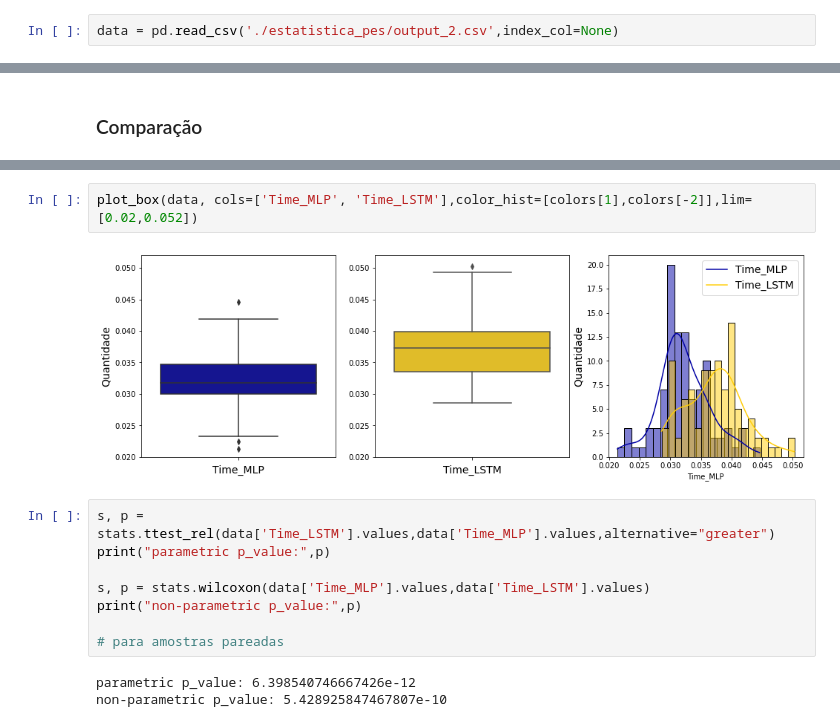
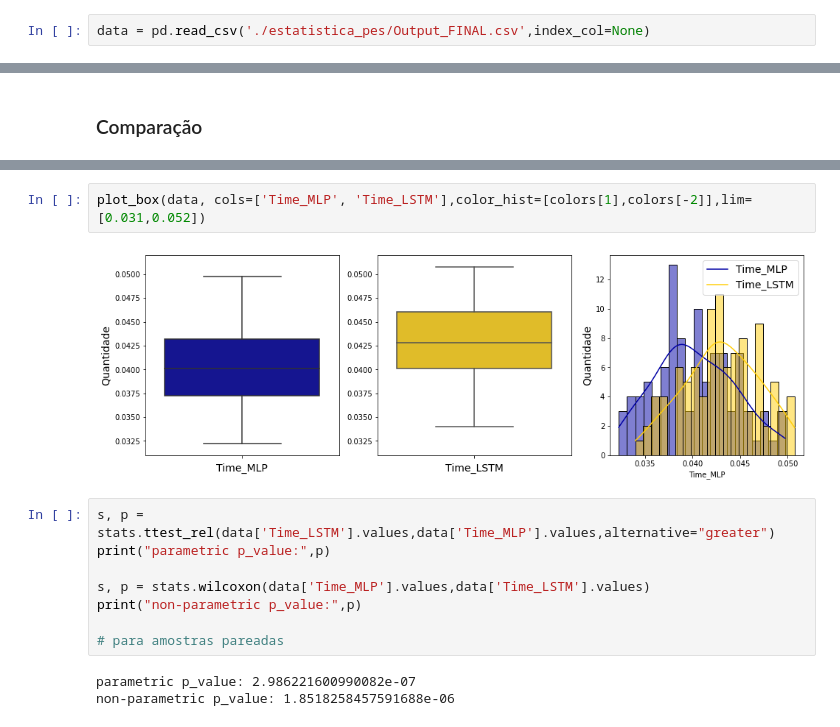
Before and after one commit to lucas-fpaiva/estatistica_pes, a Jupyter notebook: test-lstm-vs-pmc.ipynb, the cells around one changed output, grey strips where cells are left out. Cells and saved outputs as stored; diff of their text form.

```diff
--- a/test-lstm-vs-pmc.ipynb
+++ b/test-lstm-vs-pmc.ipynb
@@ -128,7 +129,7 @@ def normal_plot(data, cols,lim):
         axes[n].set_xlabel('Teórico',fontsize=14)
         n=n+1
 # %%
-data = pd.read_csv('./estatistica_pes/output_2.csv',index_col=None)
+data = pd.read_csv('./estatistica_pes/Output_FINAL.csv',index_col=None)
 # %%
 data.head()
 # %% [output]
@@ -193,8 +194,8 @@ Time_LSTM    0.037215
 dtype: float64
 # %%
-plot_box(data, cols=['Time_MLP', 'Time_LSTM'],color_hist=[colors[1],colors[-2]],lim=[0.02,0.052])
+plot_box(data, cols=['Time_MLP', 'Time_LSTM'],color_hist=[colors[1],colors[-2]],lim=[0.031,0.052])
 # %% [output]
-[figure, old version]
+[figure, new version]
 # %%
 s, p =  stats.ttest_rel(data['Time_LSTM'].values,data['Time_MLP'].values,alternative="greater")
 print("parametric p_value:",p)
@@ -204,5 +205,5 @@ print("non-parametric p_value:",p)
 
 # para amostras pareadas
 # %% [output]
-parametric p_value: 6.398540746667426e-12
-non-parametric p_value: 5.428925847467807e-10
+parametric p_value: 2.986221600990082e-07
+non-parametric p_value: 1.8518258457591688e-06
```
Also changed, not shown: parts of 10 cells of this notebook.
